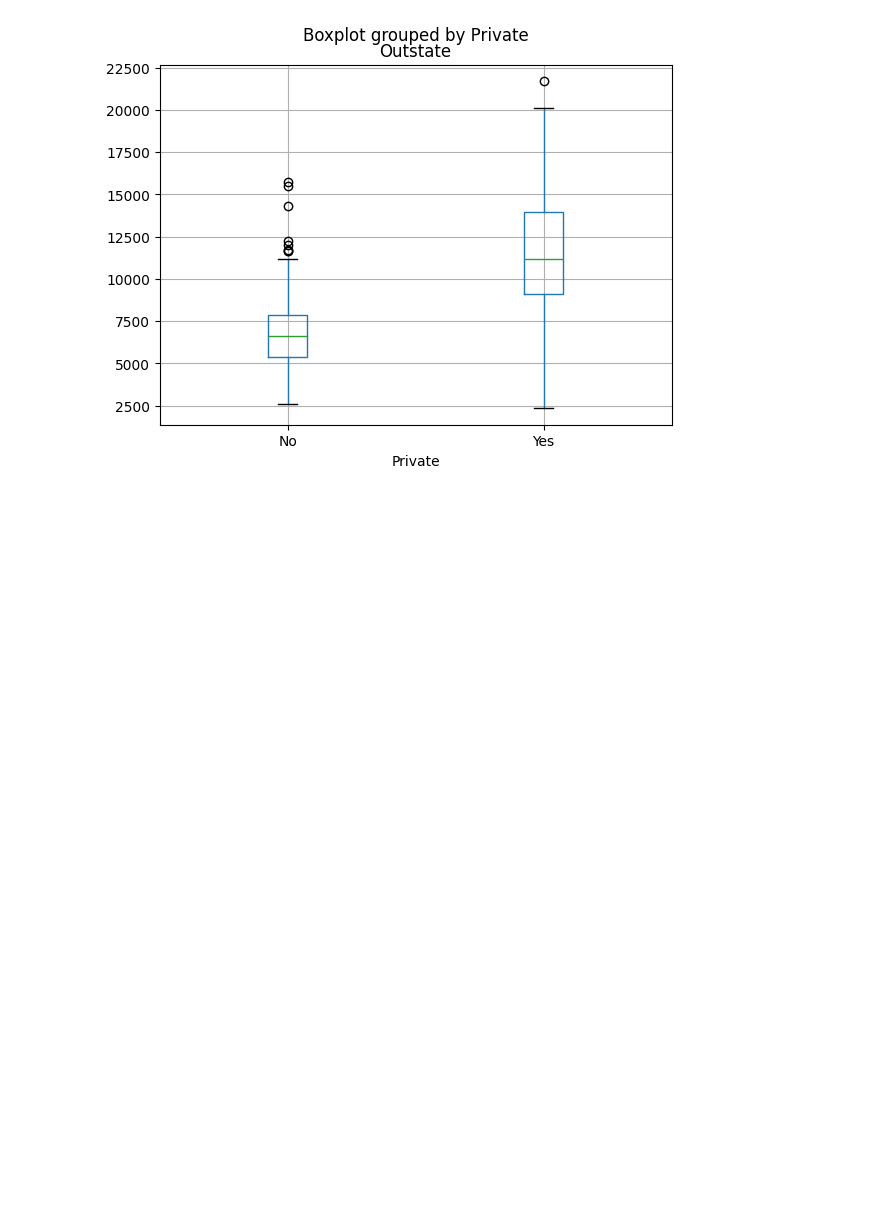
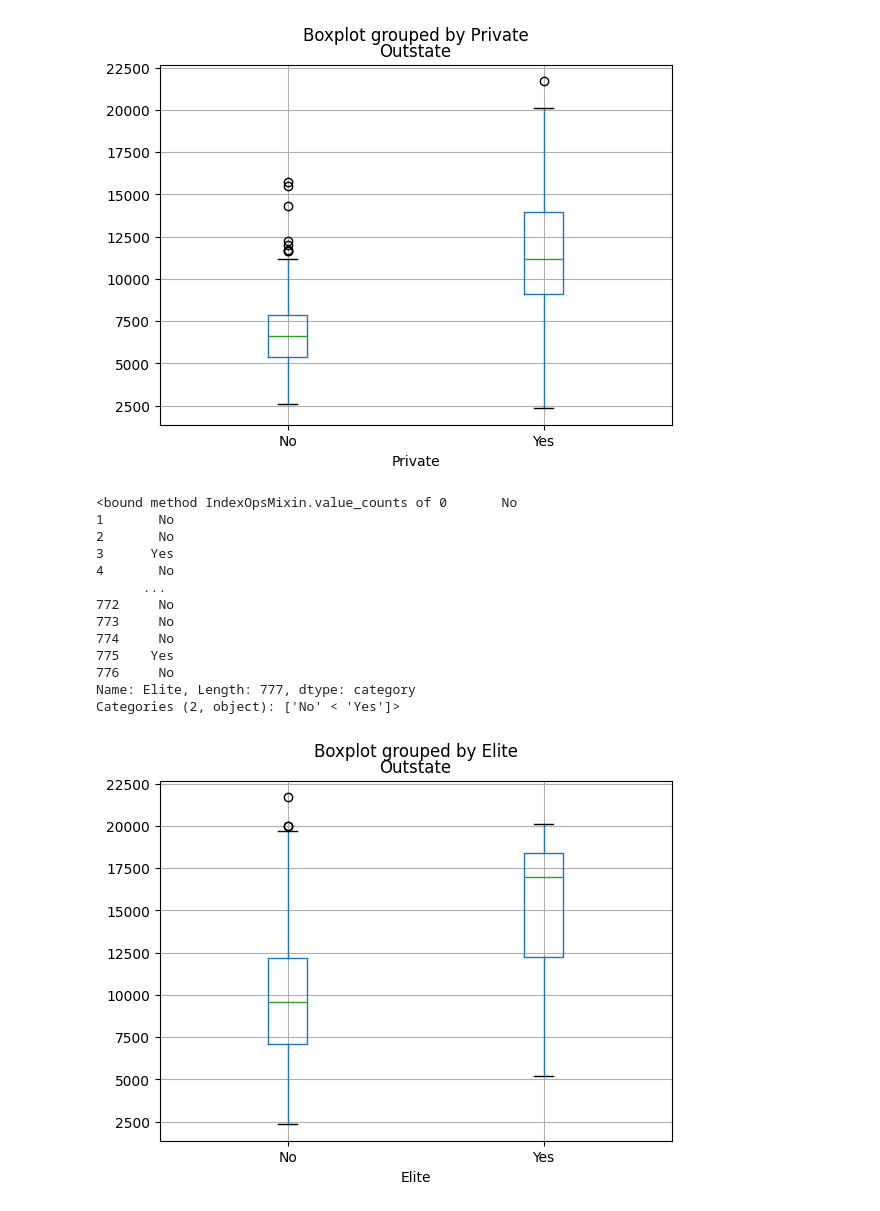
Before and after one commit to wilgotlucaci/data-behandling-WILGOT-LUCACI, a Jupyter notebook: Labs and exploration/Lab 1.ipynb, the cells around one changed output. Drawn from its saved outputs; the diff is of its cells as text; code cells hidden in the pictures; blank space fills up the shorter version.

```diff
--- a/Labs and exploration/Lab 1.ipynb
+++ b/Labs and exploration/Lab 1.ipynb
@@ -81,3 +81,24 @@ college.boxplot("Outstate", "Private")
 # %% [output]
 <Axes: title={'center': 'Outstate'}, xlabel='Private'>
 [figure]
+# %%
+#Uppgift f)
+
+college["Elite"] = pd.cut(college["Top10perc"], [0, 50, 100], labels=["No", "Yes"])
+college.boxplot("Outstate", "Elite")
+college["Elite"].value_counts
+# %% [output]
+<bound method IndexOpsMixin.value_counts of 0       No
+1       No
+2       No
+3      Yes
+4       No
+      ...
+772     No
+773     No
+774     No
+775    Yes
+776     No
+Name: Elite, Length: 777, dtype: category
+Categories (2, object): ['No' < 'Yes']>
+[figure, added]
```
Also changed, not shown: parts of 1 cell of this notebook.
